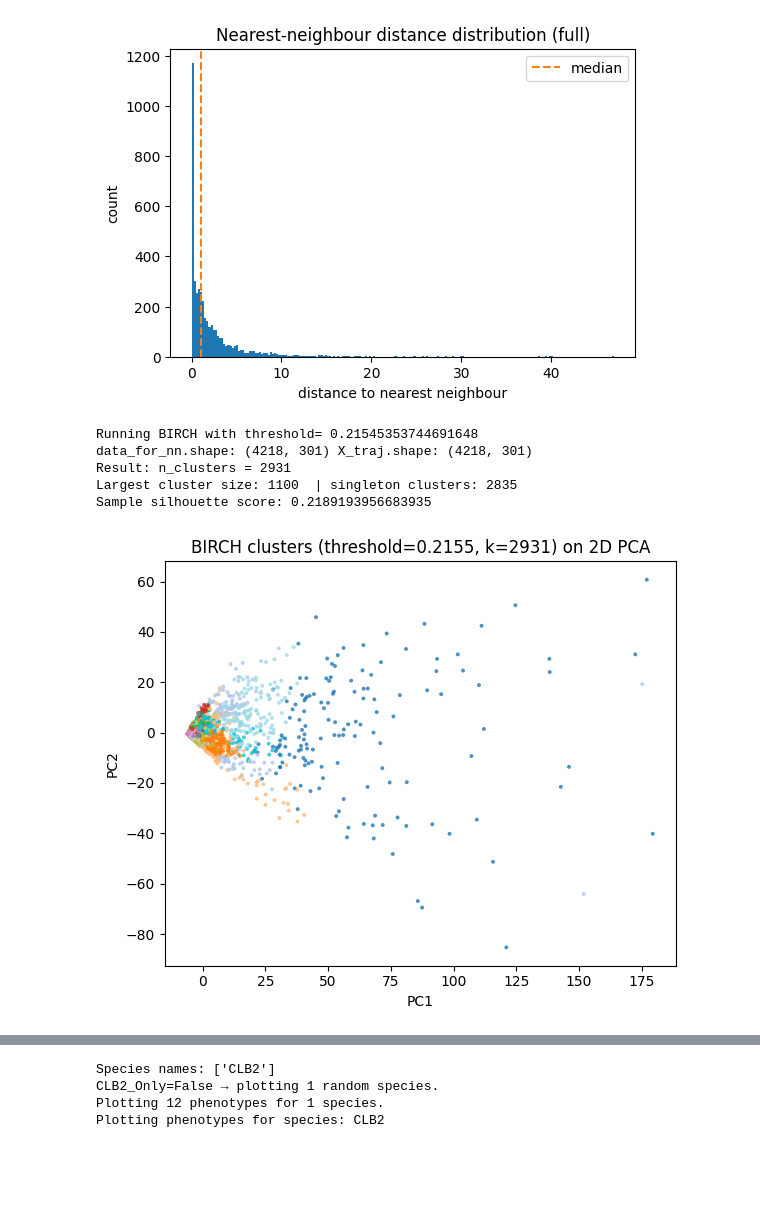
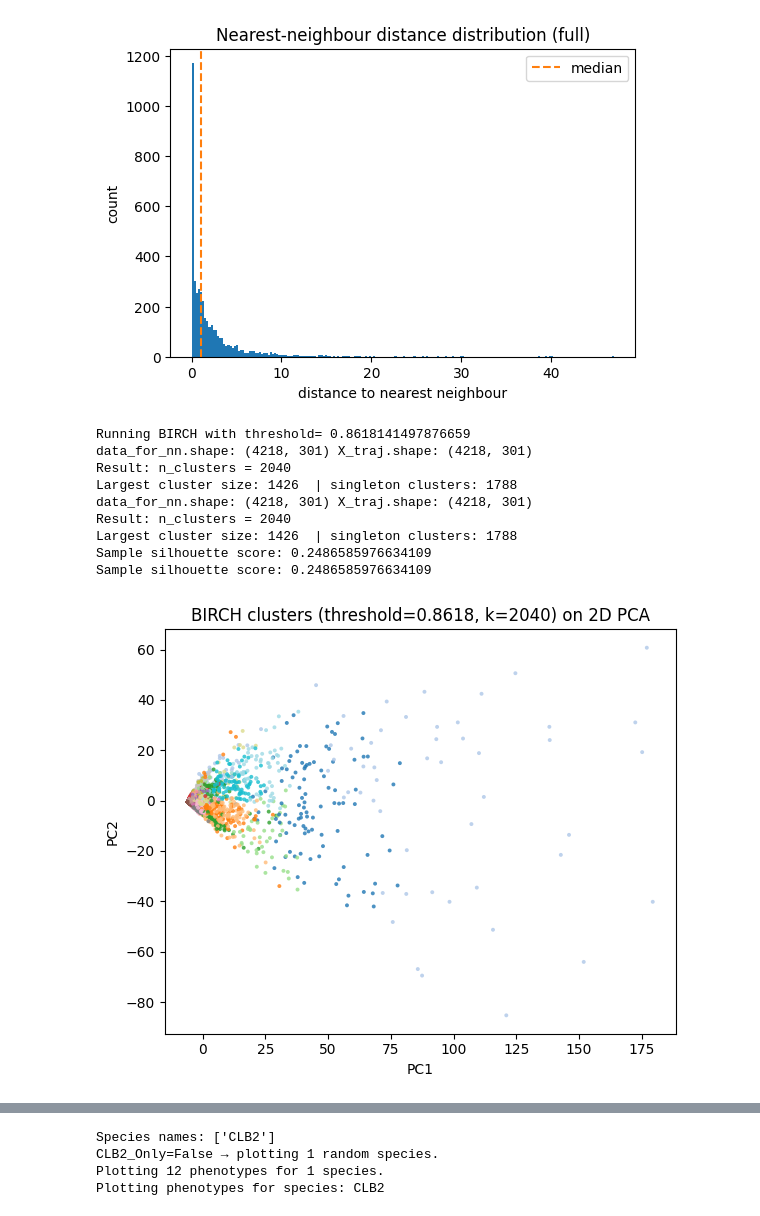
Before and after one commit to GijsBartholomeus/OxfordEvolution, a Jupyter notebook: Yeast/Chen/BIRCH/BIRCH.ipynb, the cells around one changed output, grey strips where cells are left out. Cells and saved outputs as stored; diff of their text form; code cells hidden in the pictures; blank space fills up the shorter version.

```diff
--- a/Yeast/Chen/BIRCH/BIRCH.ipynb
+++ b/Yeast/Chen/BIRCH/BIRCH.ipynb
@@ -52,7 +52,7 @@ CLB2_ONLY = True  # only use CLB2 trajectory for clustering
 
 
 # Configuration
-model_path = get_model_path()
+
 multipliers = [0.25, 0.50, 0.75, 1.00, 1.25, 1.50, 1.75, 2.00]
 SIMULATION_TIME = 500
 SIMULATION_START = 100
@@ -766,8 +767,8 @@ plt.show()
 if PCAreduction == True:
     # PCA: either keep 95% variance or fixed n_components (set PCA_N_COMPONENTS accordingly)
     pca = PCA(n_components=PCA_N_COMPONENTS, svd_solver='full', random_state=RANDOM_STATE, whiten=WHITEN)
-    X_pca = pca.fit_transform(X)
-    print("PCA output shape:", X_pca.shape)
+    X = pca.fit_transform(X)
+    print("PCA output shape:", X.shape)
 
     # Show variance cumsum for first components
     var_cumsum = np.cumsum(pca.explained_variance_ratio_)
@@ -924,39 +925,43 @@ Subset NN percentiles (1,5,10,25,50,75,90,99): [2.0000000e-06 6.0000000e-06 1.90
 Full NN mean 2.155, median 1.053, 75/90/95/99: [ 2.68532174  5.50020494  8.32224543 15.08936978]
 [figure]
 # %%
-chosen_threshold = 0.1*nearest.mean()
+chosen_threshold = 0.4*nearest.mean()
 print("Running BIRCH with threshold=", chosen_threshold)
 birch = Birch(n_clusters=None, threshold=chosen_threshold, branching_factor=BRANCHING_FACTOR)
 cluster_labels = birch.fit_predict(data_for_nn)
 n_clusters = len(np.unique(cluster_labels))
-print("data_for_nn.shape:", data_for_nn.shape, "X_traj.shape:", X_traj.shape)
+print("data_for_nn.shape:", data_for_nn.shape, "X_traj.shape:", X.shape)
 
 print("Result: n_clusters =", n_clusters)
 counts = Counter(cluster_labels)
 print("Largest cluster size:", max(counts.values()), " | singleton clusters:", sum(1 for c in counts.values() if c==1))
 
 # Sample silhouette (if many samples, compute on a random sample)
 if data_for_nn.shape[0] > N_SILHOUETTE_SAMPLE:
     idx_sample = np.random.RandomState(RANDOM_STATE).choice(data_for_nn.shape[0], N_SILHOUETTE_SAMPLE, replace=False)
 else:
     idx_sample = np.arange(data_for_nn.shape[0])
 
 s = silhouette_score(data_for_nn[idx_sample], cluster_labels[idx_sample])
 print("Sample silhouette score:", s)
 
 # Visualize with 2D PCA projection (for intuition)
 from sklearn.decomposition import PCA as PCAsmall
 proj2 = PCAsmall(n_components=2, random_state=RANDOM_STATE).fit_transform(data_for_nn)
 plt.figure(figsize=(6,5))
 sc = plt.scatter(proj2[:,0], proj2[:,1], c=cluster_labels, s=8, cmap='tab20', linewidths=0, alpha=0.8)
 plt.title(f"BIRCH clusters (threshold={chosen_threshold:.4g}, k={n_clusters}) on 2D PCA")
 plt.xlabel("PC1"); plt.ylabel("PC2")
 plt.tight_layout()
 plt.show()
 # %% [output]
-Running BIRCH with threshold= 0.21545353744691648
+Running BIRCH with threshold= 0.8618141497876659
 data_for_nn.shape: (4218, 301) X_traj.shape: (4218, 301)
-Result: n_clusters = 2931
-Largest cluster size: 1100  | singleton clusters: 2835
-Sample silhouette score: 0.2189193956683935
+Result: n_clusters = 2040
+Largest cluster size: 1426  | singleton clusters: 1788
+data_for_nn.shape: (4218, 301) X_traj.shape: (4218, 301)
+Result: n_clusters = 2040
+Largest cluster size: 1426  | singleton clusters: 1788
+Sample silhouette score: 0.2486585976634109
+Sample silhouette score: 0.2486585976634109
-[figure, old version]
+[figure, new version]
```
Also changed, not shown: parts of 5 cells of this notebook, 16 other files.
